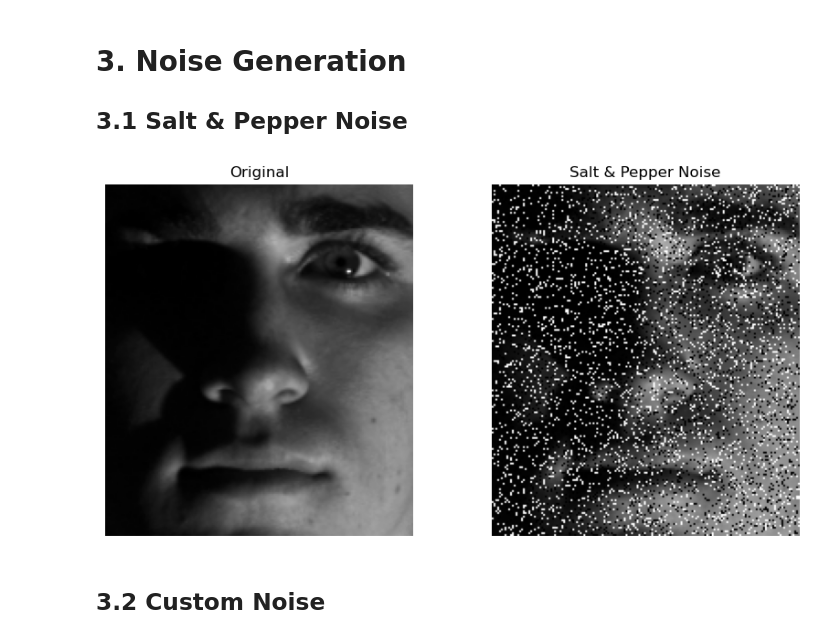
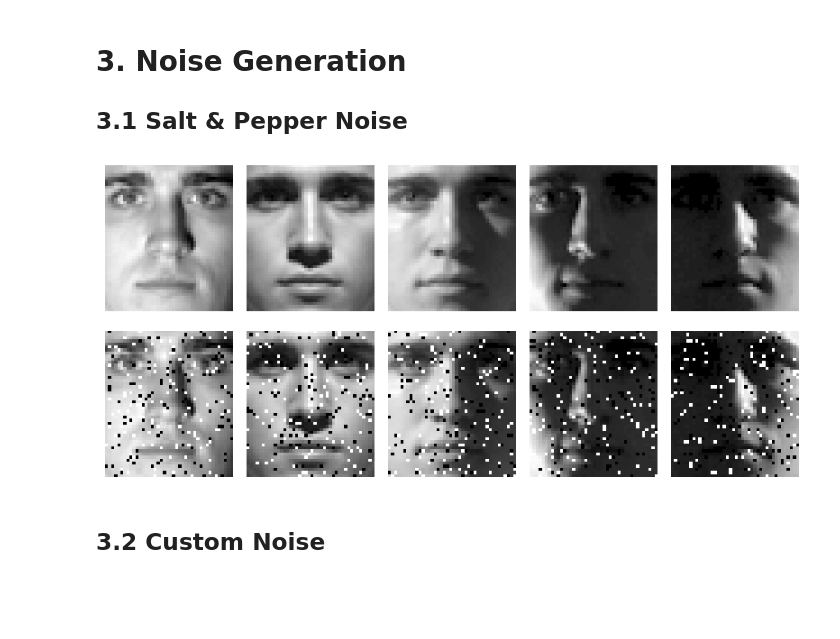
Before and after one commit to PartinGQAQ/COMP5328, a Jupyter notebook: Assignment_new_structure.ipynb, the cells around one changed output. Drawn from its saved outputs; the diff is of its cells as text; code cells hidden in the pictures; blank space fills up the shorter version.

```diff
--- a/Assignment_new_structure.ipynb
+++ b/Assignment_new_structure.ipynb
@@ -51,8 +52,10 @@ def load_data(root='data/CroppedYaleB', reduce=4):
 
             # preprocessing
             # highlight the shadow
-            img_np = (img_np / img_np.max()) ** 0.5
+
             img_np = np.asarray(img_np, dtype=np.float32) / 255.0
+            gamma = 0.5
+            img_np = np.power(img_np, gamma)
 
             img_flat = np.asarray(img_np).reshape((-1,1))
 
@@ -66,8 +69,10 @@ def load_data(root='data/CroppedYaleB', reduce=4):
     return images, labels
 
 images, labels = load_data()
-
+# the images have been scaled to 0, 1
+print(images[:, 0])
 # demonstrate the first 5 images.
+plt.figure(figsize=(10,10))
 for i in range(5):
     img0 = images[:, i]
     img0 = np.reshape(img0, (192//4, 168//4))
@@ -88,47 +94,59 @@ plt.show()
 ## 3.1 Salt & Pepper Noise
 # %%
 # Adding salt and pepper noise
-def aad_salt_pepper_noise(img, p = 0.1, r = 0.5):
-    noisy_img = img.copy()
-    height, weight = img.shape
-    pixels_cnt = height * weight
-    # the count of noisy
-    noisy_cnt = int(p * pixels_cnt)
+def aad_salt_pepper_noise(imgs: np.ndarray, p = 0.1, r = 0.5):
+    noisy_img = np.copy(imgs)
+    for i in range(noisy_img.shape[1]):
+        length = noisy_img.shape[0]
 
-    # choosing the pixels randomly
-    coordinates = np.random.choice(pixels_cnt, size=noisy_cnt, replace=False)
+        # noisy_img = img.copy()
+        # height, weight = img.shape
+        # pixels_cnt = height * weight
 
-    salt_cnt = int(r * noisy_cnt)
-    salt_idx = coordinates[:salt_cnt]
-    noisy_img.reshape(-1)[salt_idx] = noisy_img.max() if noisy_img.max() > 1 else 1.0
+        # the count of noisy
+        noisy_cnt = int(p * length)
 
-    pepper_cnt = coordinates[salt_cnt:]
-    noisy_img.reshape(-1)[pepper_cnt] = noisy_img.min()
+        # choosing the pixels randomly
+        coordinates = np.random.choice(length, size=noisy_cnt, replace=False)
+
+        # setting the salt
+        salt_cnt = int(r * noisy_cnt)
+        salt_idx = coordinates[:salt_cnt]
+        noisy_img[salt_idx, i] = noisy_img[:, i].max()
+
+        pepper_cnt = coordinates[salt_cnt:]
+        noisy_img[pepper_cnt, i] = noisy_img[:, i].min()
 
     return noisy_img
 
-# choosing a image randomly
-img_path = "./data/CroppedYaleB/yaleB33/yaleB33_P00A-050E-40.pgm"
-img = Image.open(img_path).convert('L')
-img_np = np.array(img)
-
-noisy_img = aad_salt_pepper_noise(img_np, 0.2, 0.5)
+# adding noisy to all the images
+noisy_img = aad_salt_pepper_noise(images, 0.1, 0.5)
 
 # visualization
-plt.figure(figsize=(10,5))
-plt.subplot(1,2,1)
-plt.imshow(img, cmap='gray')
-plt.title("Original")
-plt.axis("off")
+n = 5
+h, w = (192//4, 168//4)
+plt.figure(figsize=(8,4))
+for i in range(n):
+    # clean
+    clean = images[:, i + 5].reshape(h, w)
+    ax1 = plt.subplot(2, n, i + 1)
+    ax1.imshow(clean, cmap='gray')
+    ax1.axis('off')
+    if i == 0:
+        plt.ylabel("Clean", fontsize=12)
 
-plt.subplot(1,2,2)
-plt.imshow(noisy_img, cmap='gray')
-plt.title("Salt & Pepper Noise")
-plt.axis("off")
+    # after adding noisy
+    noisy = noisy_img[:, i + 5].reshape(h, w)
+    plt.subplot(2, n, n + i + 1)
+    plt.imshow(noisy, cmap='gray')
+    plt.axis('off')
+    if i == 0:
+        plt.ylabel("Noisy", fontsize=12)
 
+plt.tight_layout()
 plt.show()
 # %% [output]
-[figure, old version]
+[figure, new version]
 # %% [markdown]
 ## 3.2 Custom Noise
 # %% [markdown]
```
Also changed, not shown: parts of 4 cells of this notebook.
